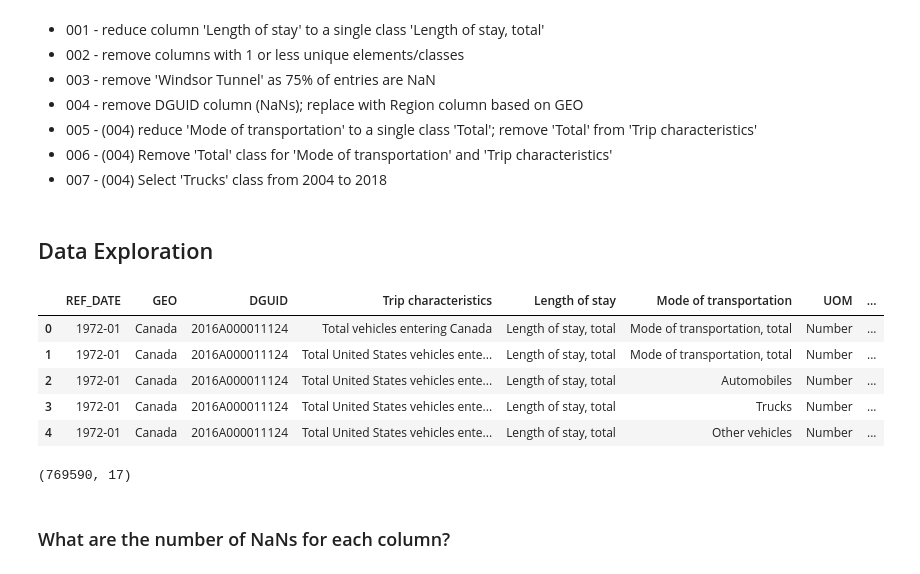
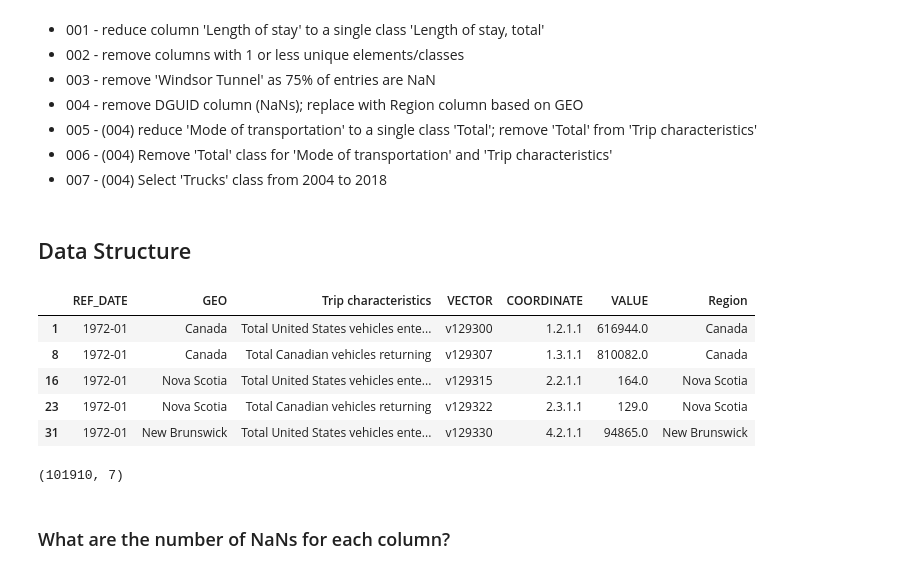
Before and after one commit to AMacumber/Canada_US_BorderCrossings, a Jupyter notebook: Main_BorderCrossing.ipynb, the cells around one changed output. Cells and saved outputs as stored; diff of their text form; code cells hidden in the pictures.

```diff
--- a/Main_BorderCrossing.ipynb
+++ b/Main_BorderCrossing.ipynb
@@ -28,20 +28,20 @@ border_df_000 = pd.read_csv('24100002.csv')
 * 006 - (004) Remove 'Total' class for 'Mode of transportation' and 'Trip characteristics'
 * 007 - (004) Select 'Trucks' class from 2004 to 2018
 # %% [markdown]
-## Data Exploration
+## Data Structure
 # %%
-border_df_000.head()
+border_df_005.head()
 # %% [output]
-|  | REF_DATE | GEO | DGUID | Trip characteristics | Length of stay | Mode of transportation | UOM | ... |
-| 0 | 1972-01 | Canada | 2016A000011124 | Total vehicles entering Canada | Length of stay, total | Mode of transportation, total | Number | ... |
-| 1 | 1972-01 | Canada | 2016A000011124 | Total United States vehicles ente... | Length of stay, total | Mode of transportation, total | Number | ... |
-| 2 | 1972-01 | Canada | 2016A000011124 | Total United States vehicles ente... | Length of stay, total | Automobiles | Number | ... |
-| 3 | 1972-01 | Canada | 2016A000011124 | Total United States vehicles ente... | Length of stay, total | Trucks | Number | ... |
-| 4 | 1972-01 | Canada | 2016A000011124 | Total United States vehicles ente... | Length of stay, total | Other vehicles | Number | ... |
+|  | REF_DATE | GEO | Trip characteristics | VECTOR | COORDINATE | VALUE | Region |
+| 1 | 1972-01 | Canada | Total United States vehicles ente... | v129300 | 1.2.1.1 | 616944.0 | Canada |
+| 8 | 1972-01 | Canada | Total Canadian vehicles returning | v129307 | 1.3.1.1 | 810082.0 | Canada |
+| 16 | 1972-01 | Nova Scotia | Total United States vehicles ente... | v129315 | 2.2.1.1 | 164.0 | Nova Scotia |
+| 23 | 1972-01 | Nova Scotia | Total Canadian vehicles returning | v129322 | 2.3.1.1 | 129.0 | Nova Scotia |
+| 31 | 1972-01 | New Brunswick | Total United States vehicles ente... | v129330 | 4.2.1.1 | 94865.0 | New Brunswick |
 # %%
-border_df_000.shape
+border_df_005.shape
 # %% [output]
-(769590, 17)
+(101910, 7)
 # %% [markdown]
 ### What are the number of NaNs for each column?
 # %%
```
Also changed, not shown: parts of 27 cells of this notebook, 1 other file.
